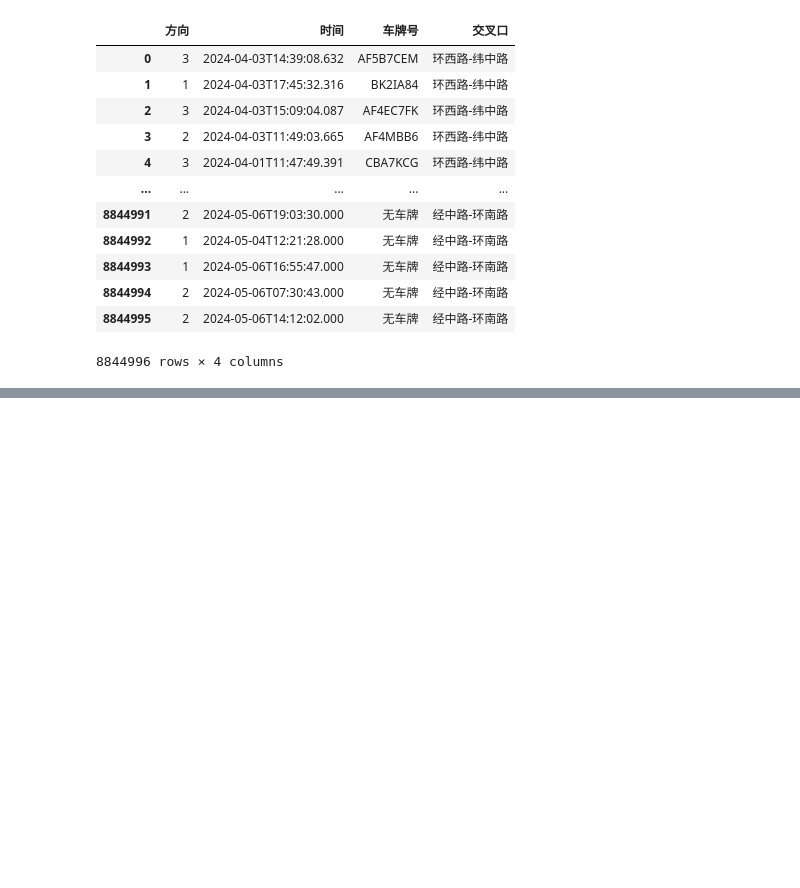
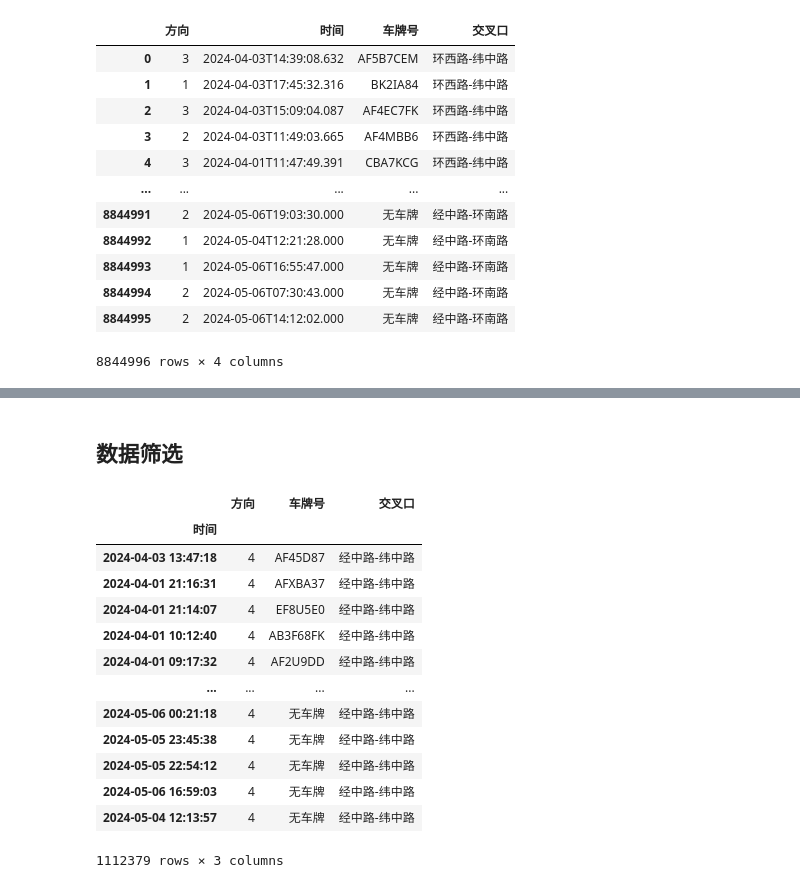
Before and after one commit to JadeAndStone/CUMCM, a Jupyter notebook: 2024E/Limoncello/Q1.ipynb, the cells around one changed output, grey strips where cells are left out. Cells and saved outputs as stored; diff of their text form; code cells hidden in the pictures; blank space fills up the shorter version.

```diff
--- a/2024E/Limoncello/Q1.ipynb
+++ b/2024E/Limoncello/Q1.ipynb
@@ -72,0 +151,22 @@ dict_keys([('环东路-纬中路', np.int64(1)), ('环东路-纬中路', np.int6
+# %% [markdown]
+## 数据筛选
+# %%
+xmid_ymid = original_data.loc[original_data["交叉口"]=="经中路-纬中路" ,:].copy()
+xmid_ymid.loc[:,'时间'] = pd.to_datetime(xmid_ymid.loc[:,'时间'])
+xmid_ymid = xmid_ymid.set_index('时间')
+xmid_ymid #筛选出经中路-纬中路的数据，将时间自动转换为datetime类型，并作为索引
+# %% [output]
+|  | 方向 | 车牌号 | 交叉口 |
+| 时间 |  |  |  |
+| 2024-04-03 13:47:18 | 4 | AF45D87 | 经中路-纬中路 |
+| 2024-04-01 21:16:31 | 4 | AFXBA37 | 经中路-纬中路 |
+| 2024-04-01 21:14:07 | 4 | EF8U5E0 | 经中路-纬中路 |
+| 2024-04-01 10:12:40 | 4 | AB3F68FK | 经中路-纬中路 |
+| 2024-04-01 09:17:32 | 4 | AF2U9DD | 经中路-纬中路 |
+| ... | ... | ... | ... |
+| 2024-05-06 00:21:18 | 4 | 无车牌 | 经中路-纬中路 |
+| 2024-05-05 23:45:38 | 4 | 无车牌 | 经中路-纬中路 |
+| 2024-05-05 22:54:12 | 4 | 无车牌 | 经中路-纬中路 |
+| 2024-05-06 16:59:03 | 4 | 无车牌 | 经中路-纬中路 |
+| 2024-05-04 12:13:57 | 4 | 无车牌 | 经中路-纬中路 |
+1112379 rows × 3 columns
```
Also changed, not shown: parts of 16 cells of this notebook.
